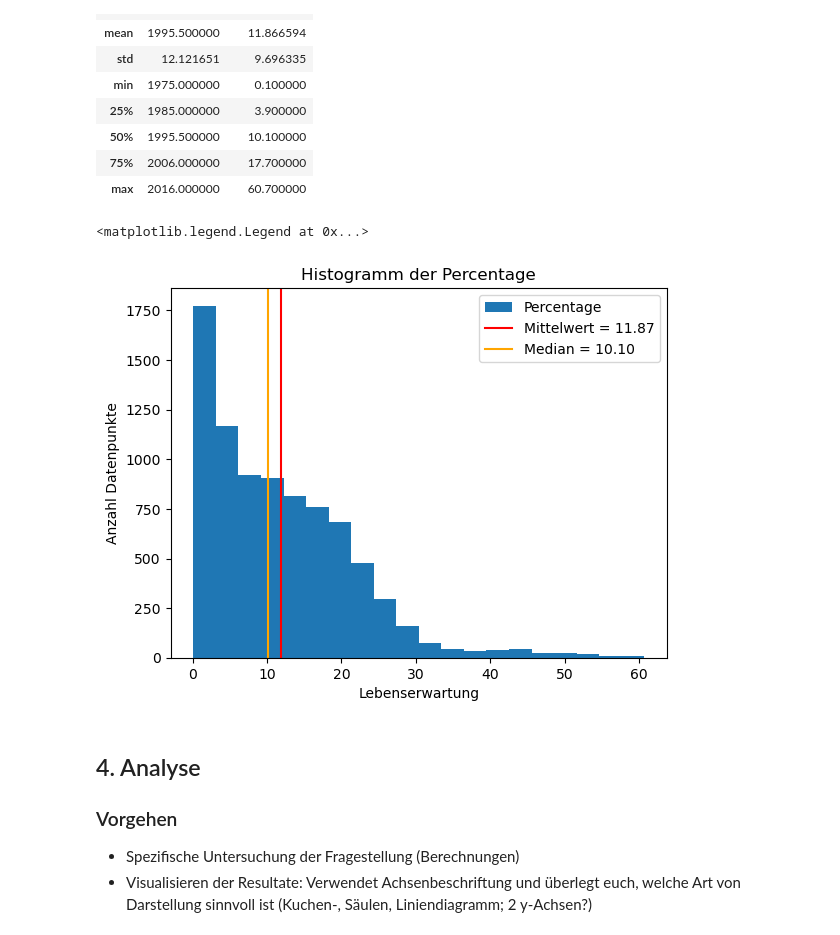
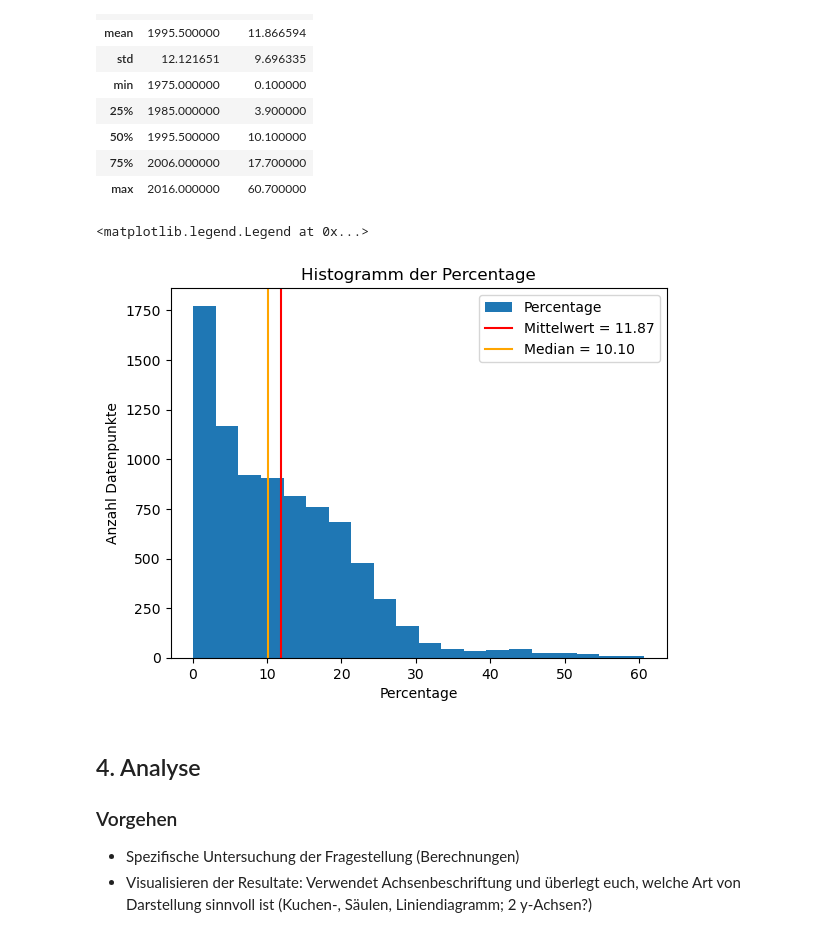
Before and after one commit to simona-cyber/LN-Python, a Jupyter notebook: Grundgerüst_Leistungsnachweis.ipynb, the cells around one changed output. Drawn from its saved outputs; the diff is of its cells as text; code cells hidden in the pictures.

Commit message:
Histo geändert

```diff
--- a/Grundgerüst_Leistungsnachweis.ipynb
+++ b/Grundgerüst_Leistungsnachweis.ipynb
@@ -192,17 +192,17 @@ df.describe()
 | max | 2016.000000 | 60.700000 |
 # %%
 g = df['Percentage'].plot(kind='hist', bins=20, title='Histogramm der Percentage',
-                           xlabel='Lebenserwartung', ylabel='Anzahl Datenpunkte')
+                           xlabel='Percentage', ylabel='Anzahl Datenpunkte')
 mean = df['Percentage'].mean()
 g.axvline(x=df['Percentage'].mean(), color='red',label=f'Mittelwert = {mean:.2f}')  # rote Linie bei Mittelwert
 
 median = df['Percentage'].median()
 g.axvline(x=df['Percentage'].median(), color='orange',label=  f'Median = {median:.2f}')  # orange Linie bei Median
 
 g.legend()
 # %% [output]
 <matplotlib.legend.Legend at 0x...>
-[figure, old version]
+[figure, new version]
 # %% [markdown]
 ## 4. Analyse
 
```
